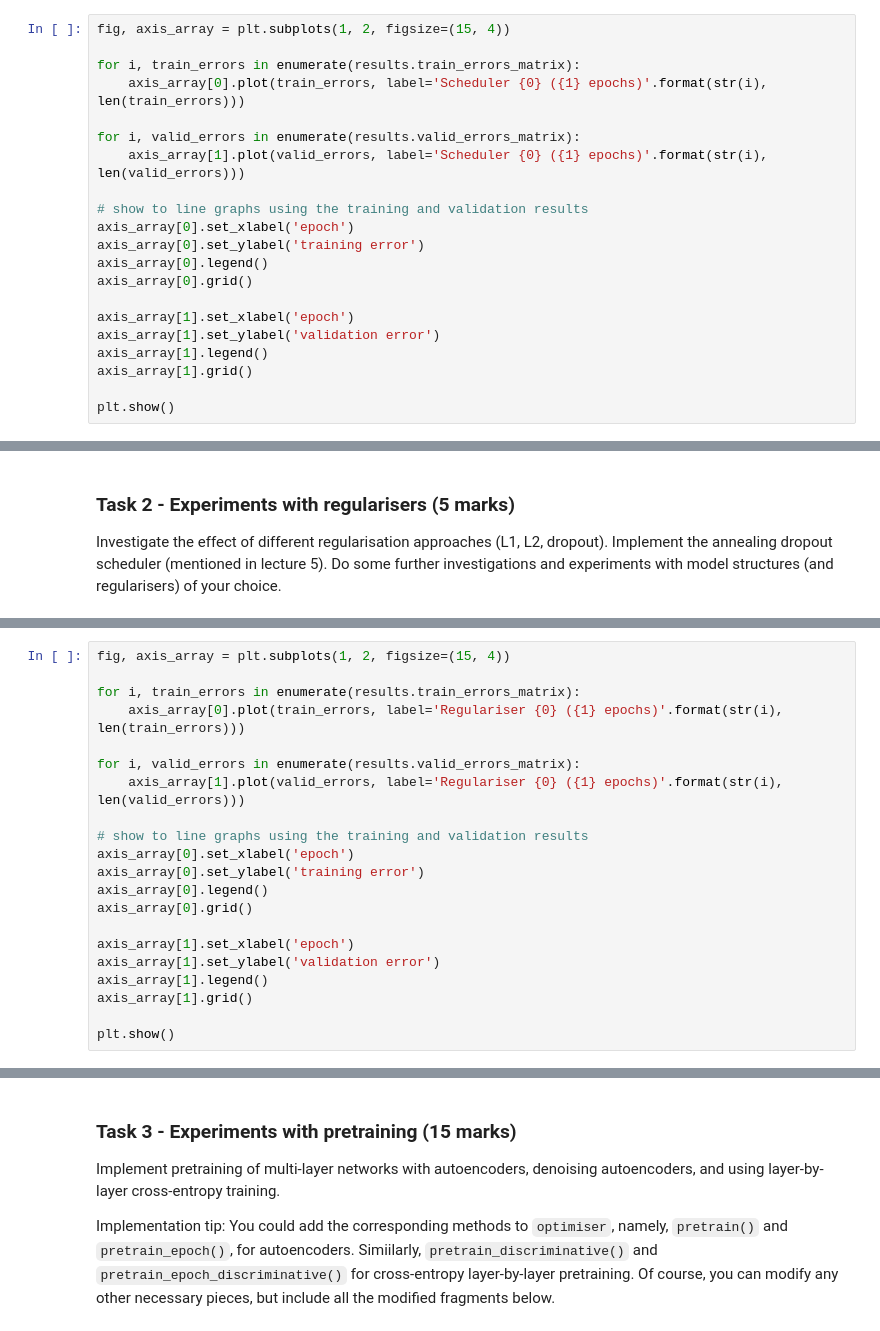
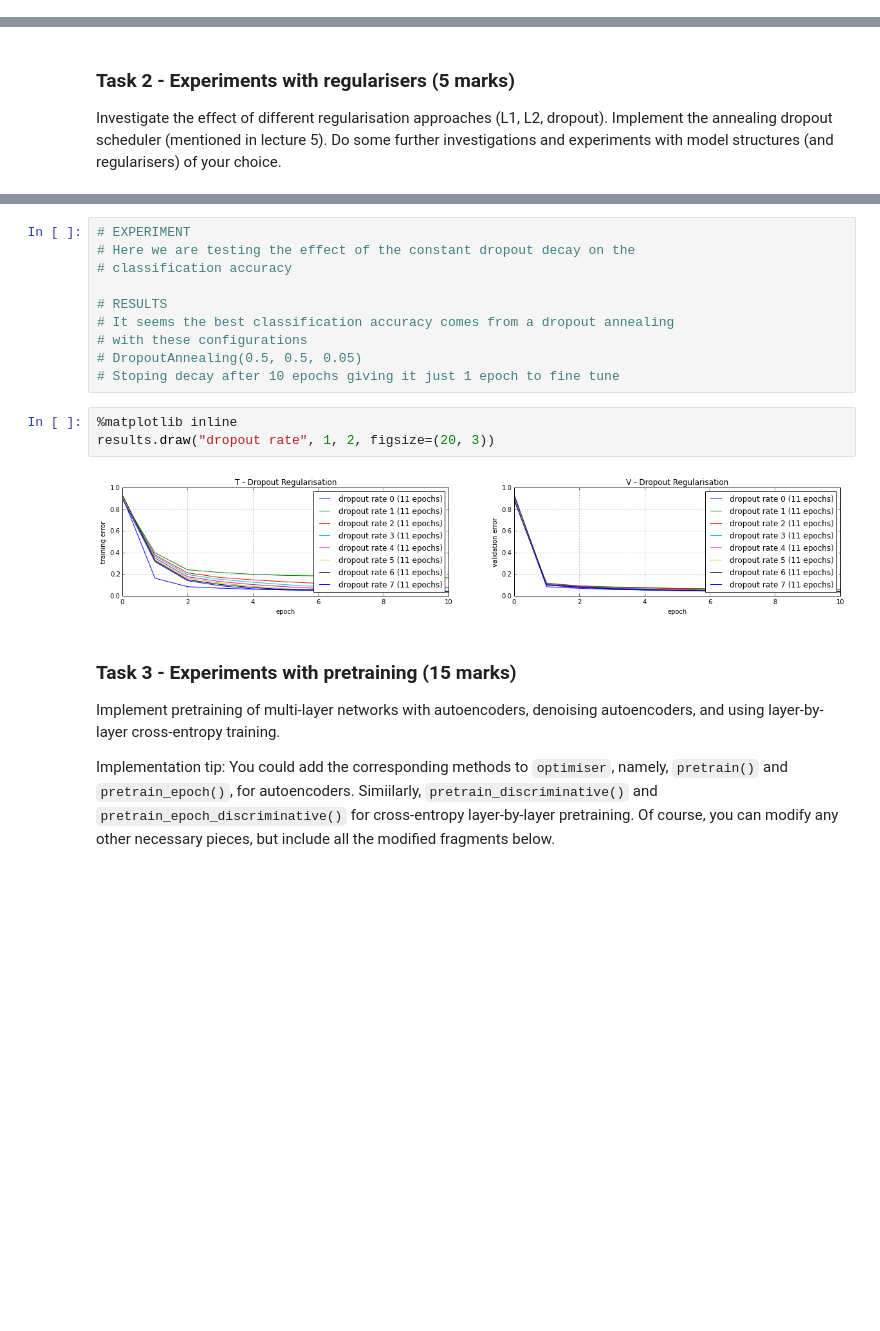
Before and after one commit to SamDavies/Convolutional-Neural-Network, a Jupyter notebook: 07_MLP_Coursework2.ipynb, the cells around one changed output, grey strips where cells are left out. Saved outputs shown, nothing was run; the diff lists cells and outputs as text; blank space fills up the shorter version.

Commit message:
Experiments with Dropout annealing

```diff
--- a/07_MLP_Coursework2.ipynb
+++ b/07_MLP_Coursework2.ipynb
@@ -267,21 +259,0 @@ WARNING:root:MNIST test set accuracy is 93.60 % (cost is 0.224)
-# %%
-fig, axis_array = plt.subplots(1, 2, figsize=(15, 4))
-
-for i, train_errors in enumerate(results.train_errors_matrix):
-    axis_array[0].plot(train_errors, label='Scheduler {0} ({1} epochs)'.format(str(i), len(train_errors)))
-
-for i, valid_errors in enumerate(results.valid_errors_matrix):
-    axis_array[1].plot(valid_errors, label='Scheduler {0} ({1} epochs)'.format(str(i), len(valid_errors)))
-
-# show to line graphs using the training and validation results
-axis_array[0].set_xlabel('epoch')
-axis_array[0].set_ylabel('training error')
-axis_array[0].legend()
-axis_array[0].grid()
-
-axis_array[1].set_xlabel('epoch')
-axis_array[1].set_ylabel('validation error')
-axis_array[1].legend()
-axis_array[1].grid()
-
-plt.show()
@@ -355,21 +318,0 @@ WARNING:root:MNIST test set accuracy is 93.64 % (cost is 0.213)
-# %%
-fig, axis_array = plt.subplots(1, 2, figsize=(15, 4))
-
-for i, train_errors in enumerate(results.train_errors_matrix):
-    axis_array[0].plot(train_errors, label='Regulariser {0} ({1} epochs)'.format(str(i), len(train_errors)))
-
-for i, valid_errors in enumerate(results.valid_errors_matrix):
-    axis_array[1].plot(valid_errors, label='Regulariser {0} ({1} epochs)'.format(str(i), len(valid_errors)))
-
-# show to line graphs using the training and validation results
-axis_array[0].set_xlabel('epoch')
-axis_array[0].set_ylabel('training error')
-axis_array[0].legend()
-axis_array[0].grid()
-
-axis_array[1].set_xlabel('epoch')
-axis_array[1].set_ylabel('validation error')
-axis_array[1].legend()
-axis_array[1].grid()
-
-plt.show()
@@ -378,3 +395,18 @@ plt.show()
+# %%
+# EXPERIMENT
+# Here we are testing the effect of the constant dropout decay on the
+# classification accuracy
+
+# RESULTS
+# It seems the best classification accuracy comes from a dropout annealing
+# with these configurations
+# DropoutAnnealing(0.5, 0.5, 0.05)
+# Stoping decay after 10 epochs giving it just 1 epoch to fine tune
+# %%
+%matplotlib inline
+results.draw("dropout rate", 1, 2, figsize=(20, 3))
+# %% [output]
+[figure, added]
 # %% [markdown]
 ### Task 3 - Experiments with pretraining (15 marks)
 
```
Also changed, not shown: parts of 11 cells of this notebook, 2 other files.
